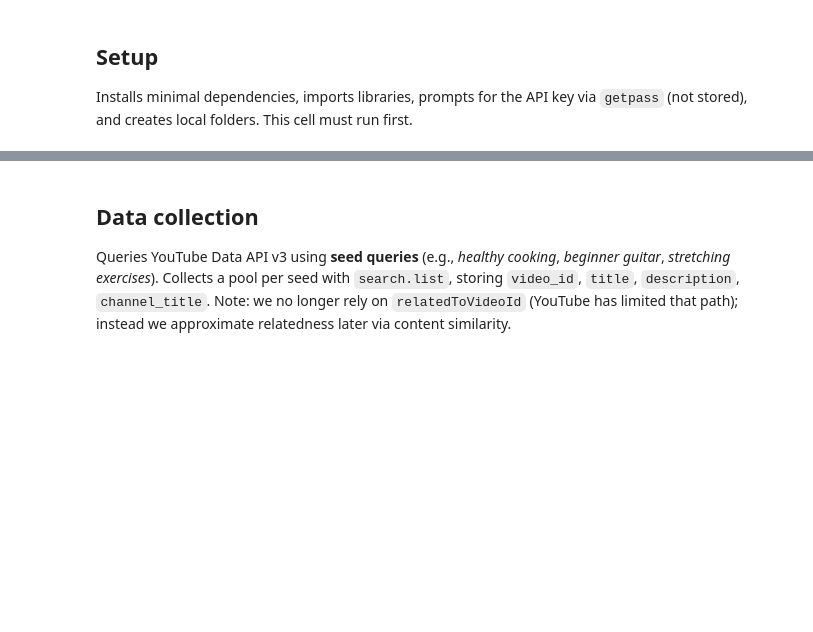
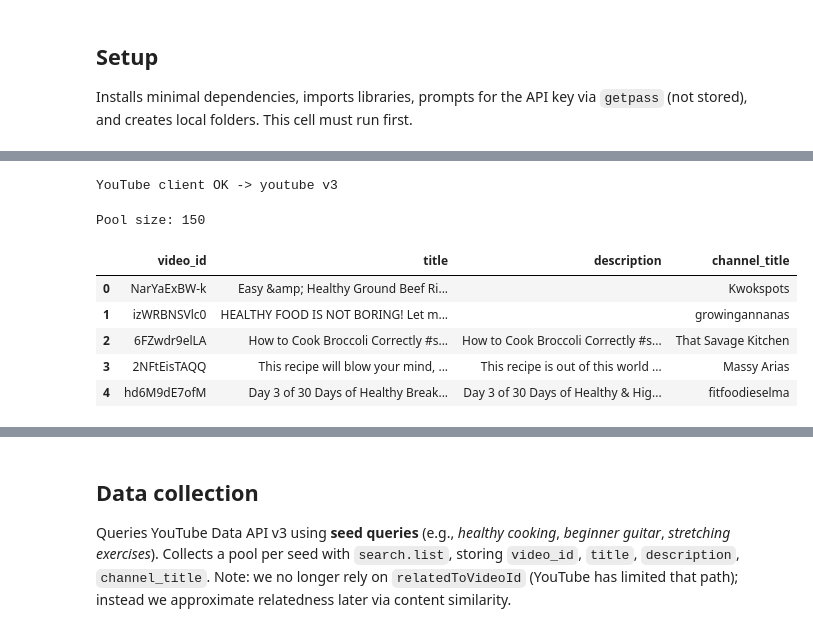
Before and after one commit to Jaderfonseca/youtube-filter-bubbles, a Jupyter notebook: pipeline_clean_mozilla.ipynb, the cells around one changed output, grey strips where cells are left out. Drawn from its saved outputs; the diff is of its cells as text; code cells hidden in the pictures; blank space fills up the shorter version.

```diff
--- a/pipeline_clean_mozilla.ipynb
+++ b/pipeline_clean_mozilla.ipynb
@@ -86,3 +89,20 @@ def search_paged(query, max_items=120):
         if not token:
             break
     return pd.DataFrame(rows)
+# %%
+# -- Ensure YouTube client exists --
+from googleapiclient.discovery import build
+
+# API_KEY must already exist (set via getpass in a previous cell)
+assert 'API_KEY' in globals() and API_KEY, "Define API_KEY first (use the getpass cell)."
+
+if 'youtube' not in globals():
+    youtube = build("youtube", "v3", developerKey=API_KEY, cache_discovery=False)
+
+# quick sanity check
+try:
+    print("YouTube client OK ->", youtube._rootDesc.get("name"), youtube._rootDesc.get("version"))
+except Exception:
+    print("YouTube client OK.")
+# %% [output]
+YouTube client OK -> youtube v3
@@ -88,0 +153,17 @@ def search_paged(query, max_items=120):
+# %%
+SEED_QUERY = "healthy cooking"   # use your current seed
+df_pool = search_paged(SEED_QUERY, max_items=150)  # ~3 pages
+print(f"Pool size: {len(df_pool)}")
+display(df_pool.head())
+
+# Keep df_seed from Night 2 if you have it; otherwise derive a small seed set here:
+if 'df_seed' not in globals() or df_seed.empty:
+    df_seed = df_pool.head(5).copy()
+# %% [output]
+Pool size: 150
+|  | video_id | title | description | channel_title |
+| 0 | NarYaExBW-k | Easy &amp; Healthy Ground Beef Ri... |  | Kwokspots |
+| 1 | izWRBNSVlc0 | HEALTHY FOOD IS NOT BORING! Let m... |  | growingannanas |
+| 2 | 6FZwdr9elLA | How to Cook Broccoli Correctly #s... | How to Cook Broccoli Correctly #s... | That Savage Kitchen |
+| 3 | 2NFtEisTAQQ | This recipe will blow your mind, ... | This recipe is out of this world ... | Massy Arias |
+| 4 | hd6M9dE7ofM | Day 3 of 30 Days of Healthy Break... | Day 3 of 30 Days of Healthy & Hig... | fitfoodieselma |
```
Also changed, not shown: parts of 27 cells of this notebook.
